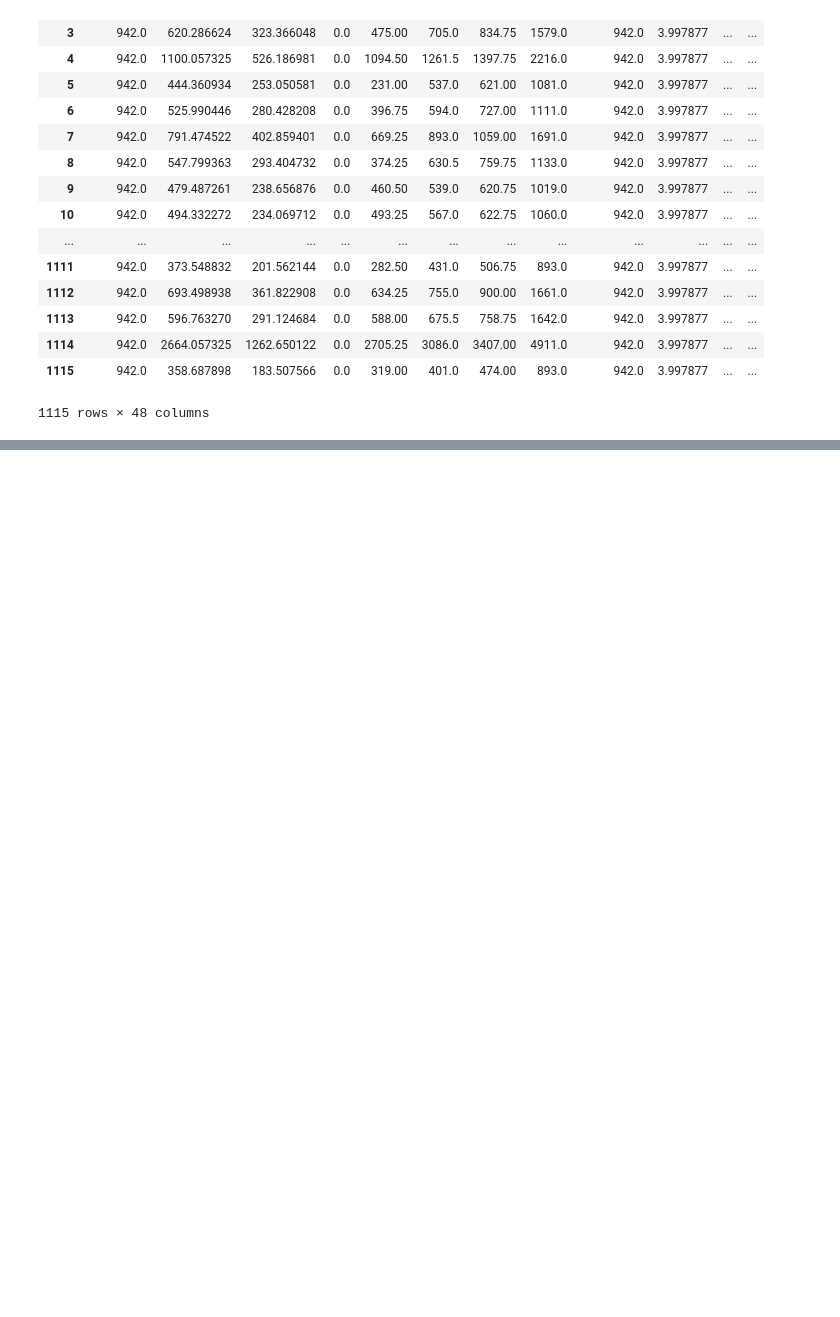
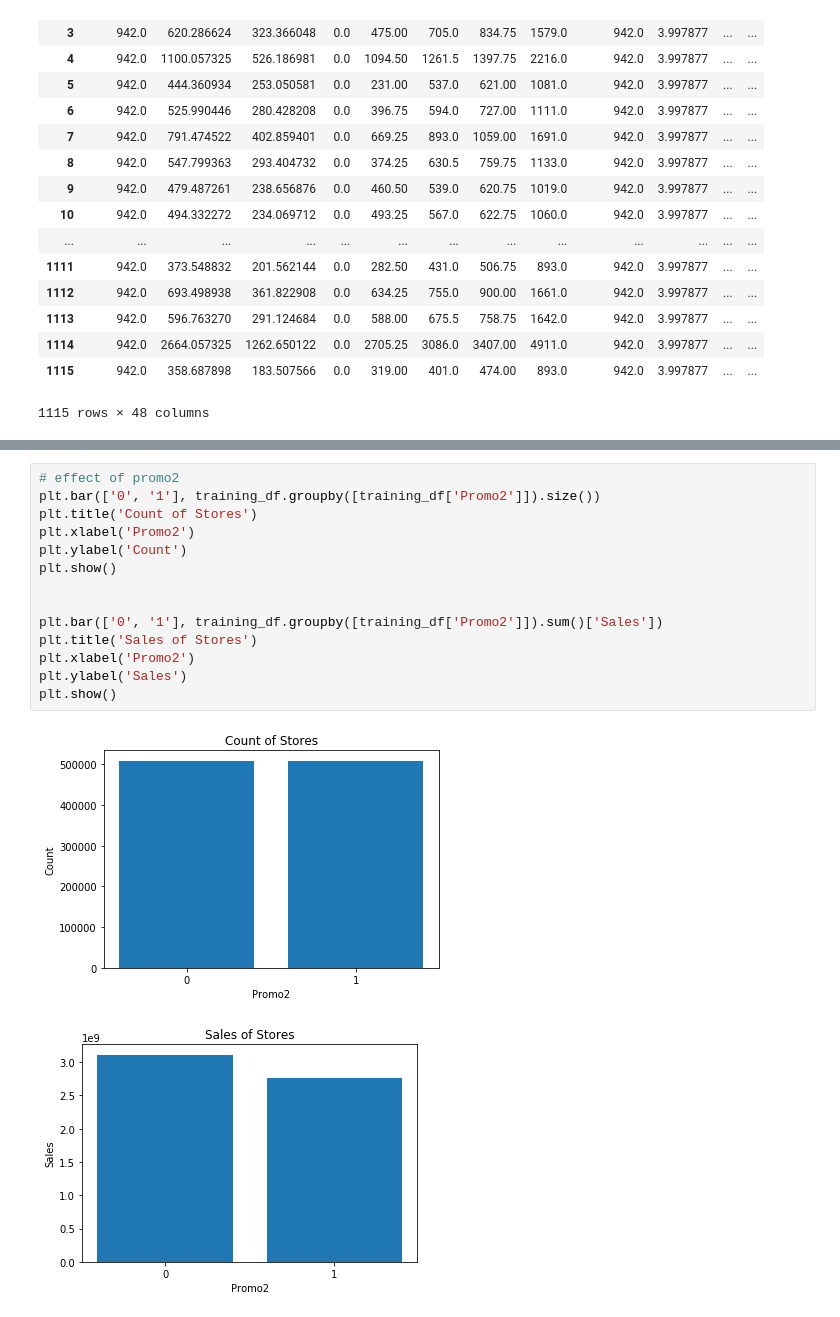
Before and after one commit to nikv96/CZ4032-Assignment, a Jupyter notebook: data-analysis.ipynb, the cells around one changed output, grey strips where cells are left out. Cells and saved outputs as stored; diff of their text form; blank space fills up the shorter version.

```diff
--- a/data-analysis.ipynb
+++ b/data-analysis.ipynb
@@ -153,0 +229,17 @@ training_df.groupby([training_df['Store']]).describe()
+# %%
+# effect of promo2
+plt.bar(['0', '1'], training_df.groupby([training_df['Promo2']]).size())
+plt.title('Count of Stores')
+plt.xlabel('Promo2')
+plt.ylabel('Count')
+plt.show()
+
+
+plt.bar(['0', '1'], training_df.groupby([training_df['Promo2']]).sum()['Sales'])
+plt.title('Sales of Stores')
+plt.xlabel('Promo2')
+plt.ylabel('Sales')
+plt.show()
+# %% [output]
+[figure, added]
+[figure, added]
```
Also changed, not shown: parts of 8 cells of this notebook.
